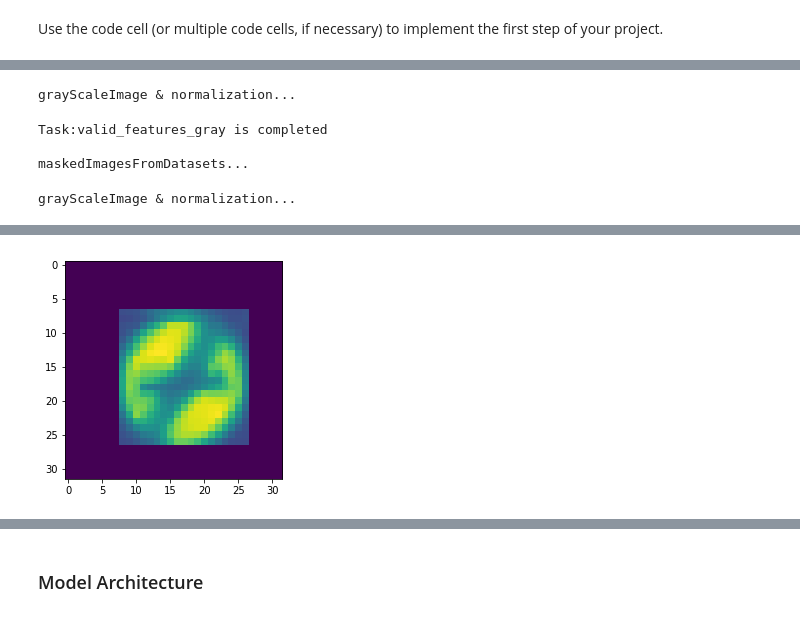
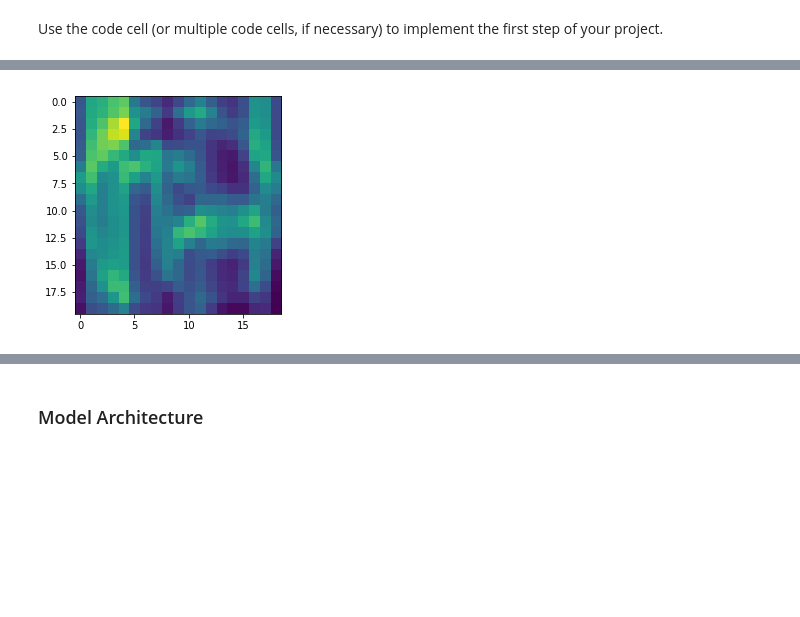
Before and after one commit to kclaw/SelfDrivingCar-P2, a Jupyter notebook: Traffic_Sign_Classifier.ipynb, the cells around one changed output, grey strips where cells are left out. Saved outputs shown, nothing was run; the diff lists cells and outputs as text; code cells hidden in the pictures; blank space fills up the shorter version.

```diff
--- a/Traffic_Sign_Classifier.ipynb
+++ b/Traffic_Sign_Classifier.ipynb
@@ -124,10 +124,10 @@ def verticesFromDatasets(coords, sizes, num, image_shape=image_shape):
     width, height = sizes[num][0], sizes[num][1]
     x1,y1,x2,y2 = coords[num][0], coords[num][1], coords[num][2], coords[num][3]
     x_ratio, y_ratio = image_shape[0]/width, image_shape[1]/height
-    result.append((math.ceil(x1*x_ratio),math.ceil(y1*y_ratio)))
-    result.append((math.ceil(x2*x_ratio), math.ceil(y1*y_ratio)))
-    result.append((math.ceil(x2*x_ratio), math.ceil(y2*y_ratio)))
-    result.append((math.ceil(x1*x_ratio), math.ceil(y2*y_ratio)))
+    result.append((round(x1*x_ratio,0),round(y1*y_ratio,0)))
+    result.append((round(x2*x_ratio,0),round(y1*y_ratio,0)))
+    result.append((round(x2*x_ratio,0),round(y2*y_ratio,0)))
+    result.append((round(x1*x_ratio,0),round(y2*y_ratio,0)))
     return result
 
 def maskedImagesFromDatasets(features, sizes, coords, start, end, image_shape=image_shape):
@@ -135,11 +135,11 @@ def maskedImagesFromDatasets(features, sizes, coords, start, end, image_shape=im
     images = numpy.array(reshapeImagesFromDataset(features, start, end, image_shape))
     for num in tqdm(range(0, len(images))):
         opencvImage = cv2.cvtColor(images[num], cv2.COLOR_RGB2BGR)
-        masked_images.append(regionOfInterest(opencvImage, numpy.array([verticesFromDatasets(coords, sizes, num+start)])))
+        masked_images.append(regionOfInterest(opencvImage, numpy.array([verticesFromDatasets(coords, sizes, num+start)],dtype=numpy.int32)))
     return masked_images
 #test
 img = numpy.array(reshapeImagesFromDataset(train_features,1000,1020)[0])
 opencvImage = cv2.cvtColor(numpy.array(img), cv2.COLOR_RGB2BGR)
-plt.imshow(regionOfInterest(opencvImage, numpy.array([verticesFromDatasets(train_coords,train_sizes,0)])))
+plt.imshow(regionOfInterest(opencvImage, numpy.array([verticesFromDatasets(train_coords,train_sizes,0)],dtype=numpy.int32)))
 # %% [output]
 <matplotlib.image.AxesImage at 0x...>
@@ -188,16 +188,38 @@ def grayScaleImage(image, image_shape=image_shape):
 
 # divide difference between value of a pixal and half of maximum value achievable of a pixal by half of maximum value achievable of a pixal
 # input: image,which is one channel gray scale image
-def normalizeImage(image, image_shape=image_shape):
-    result_image = []
-    for x in range(0, image_shape[0]):
-        column = []
-        for y in range(0, image_shape[1]):
-            column.append((image[x][y]-128)/128)
-        result_image.append(column)
-    image = result_image
+def zeroCenterImage(image):
+    #result_image = []
+    #for x in range(0, image_shape[0]):
+        #column = []
+        #for y in range(0, image_shape[1]):
+            #column.append((image[x][y]-128)/128)
+        #result_image.append(column)
+    #image = result_image
+    image -= numpy.mean(image, axis = 0, dtype=numpy.uint8)
     return image
 
+def zeroCenterImageInRegion(image, vertices):
+    x_max,y_max = numpy.max(vertices,axis=0)
+    x_min,y_min = numpy.min(vertices,axis=0)
+    image = numpy.array(image)
+    image = image[y_min:y_max, x_min:x_max]
+    return zeroCenterImage(image)
+
+def reshapeImage(origin, final_shape=image_shape):
+    result = numpy.zeros(final_shape)
+    origin = numpy.array(origin)
+    origin_width = origin.shape[0]
+    origin_height = origin.shape[1]
+    start_x = (final_shape[0]-origin_width)/2
+    start_y = (final_shape[1]-origin_height)/2
+    result[start_x:origin.shape[0]+start_x, start_y:origin.shape[1]+start_y] = origin
+    origin = result
+    return origin
+
+def normalizeImage(image):
+    image /= numpy.std(image, axis = 0)
+    return image
 # convert 2-d grayscale image to 3-d array with format:
 # [x][y][channel] i.e. [31][31][0]
 def reshapeGrayScaleImage(image, image_shape=image_shape):
@@ -229,12 +251,15 @@ def prepareImages(features, sizes, coords, start=0, end=0):
     print("grayScaleImage & normalization...")
     for num in tqdm(range(0, end-start)):
         result1 = grayScaleImage(temp[num])
-        result2 = normalizeImage(result1)
-        result3 = reshapeGrayScaleImage2(result2)
+        result2 = zeroCenterImageInRegion(result1, verticesFromDatasets(coords, sizes, start+num))
+        result3 = normalizeImage(result2)
+        #result4 = reshapeImage(result3)
+        result5 = reshapeGrayScaleImage2(result3)
         if num%10000 == 0:
             gc.collect()
-        prepared_images.append(result3)
+        prepared_images.append(result5)
     return prepared_images
+
 
 # return a 2d-array with inner arrays,each one of arrays is assigned with zero value of desired length
 # except the dedicated position of the array is assigned with value of one
@@ -249,13 +274,13 @@ def preparelabels(dataset, length):
     return result
 
 # prepared data
-train_features_gray = prepareImages(train_features,train_sizes,train_coords, 0, n_train-10000)
+#train_features_gray = prepareImages(train_features,train_sizes,train_coords, 0, n_train)
 print("Task:train_features_gray is completed")
 print()
-valid_features_gray = prepareImages(valid_features,valid_sizes,valid_coords, 0, len(valid_features))
+#valid_features_gray = prepareImages(valid_features,valid_sizes,valid_coords, 0, len(valid_features))
 print("Task:valid_features_gray is completed")
 print()
-test_features_gray = prepareImages(test_features,test_sizes,test_coords, 0, n_test)
+#test_features_gray = prepareImages(test_features,test_sizes,test_coords, 0, n_test)
 print("Task:test_features_gray is completed")
 print()
 train_labels_43 = preparelabels(train_labels, 43)
@@ -269,9 +294,11 @@ print("Task:test_labels_43 is completed")
 print()
 
 # test code
-img = maskedImagesFromDatasets(train_features,train_sizes,train_coords, 0 , 1)
+img = maskedImagesFromDatasets(train_features, train_sizes, train_coords, 1050 , 1051)
 test = grayScaleImage(img[0])
+test = zeroCenterImageInRegion(test, verticesFromDatasets(train_coords, train_sizes, 0))
+test = normalizeImage(test)
+#test = reshapeImage(test)
 plt.imshow(test)
-test2 = reshapeGrayScaleImage(normalizeImage(test))
-print(test2[31][31][0])
+test = reshapeGrayScaleImage(test)
 # %% [output]
@@ -283,5 +315,0 @@ maskedImagesFromDatasets...
-grayScaleImage & normalization...
-Task:valid_features_gray is completed
-
-maskedImagesFromDatasets...
-grayScaleImage & normalization...
@@ -297 +316 @@ Task:test_labels_43 is completed
-[figure, old version]
+[figure, new version]
```
Also changed, not shown: parts of 5 cells of this notebook.
